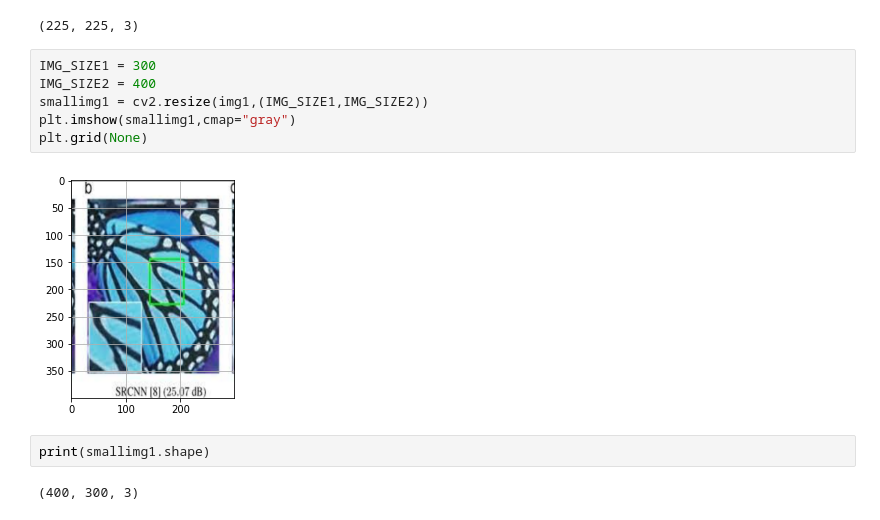
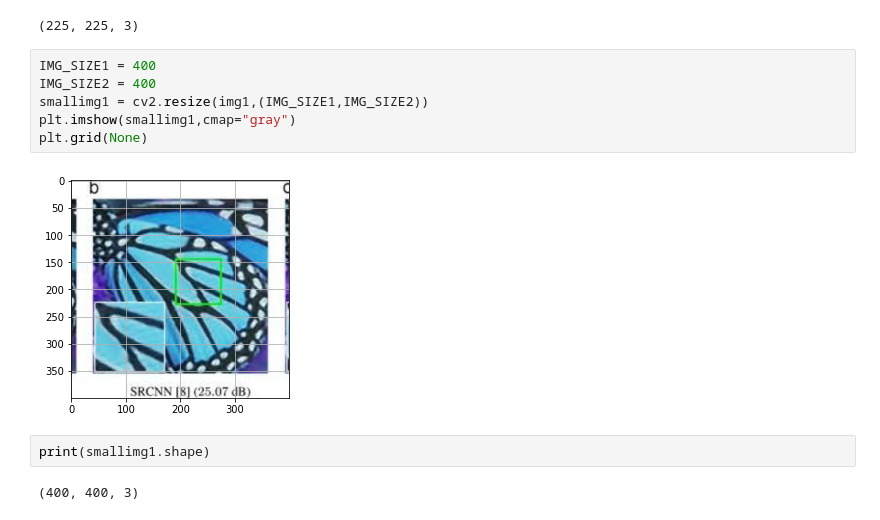
Before and after one commit to jarwarayaz/jarwarayaz, a Jupyter notebook: ADD_TWO_IMAGES_AND_RESHAP.ipynb, the cells around one changed output. Cells and saved outputs as stored; diff of their text form.

```diff
--- a/ADD_TWO_IMAGES_AND_RESHAP.ipynb
+++ b/ADD_TWO_IMAGES_AND_RESHAP.ipynb
@@ -25,17 +25,17 @@ print(img1.shape)
 # %% [output]
 (225, 225, 3)
 # %%
-IMG_SIZE1 = 300
+IMG_SIZE1 = 400
 IMG_SIZE2 = 400
 smallimg1 = cv2.resize(img1,(IMG_SIZE1,IMG_SIZE2))
 plt.imshow(smallimg1,cmap="gray")
 plt.grid(None)
 # %% [output]
-[figure, old version]
+[figure, new version]
 # %%
 print(smallimg1.shape)
 # %% [output]
-(400, 300, 3)
+(400, 400, 3)
 # %%
 from google.colab import files
 uploaded = files.upload()
```
Also changed, not shown: parts of 6 cells of this notebook.
